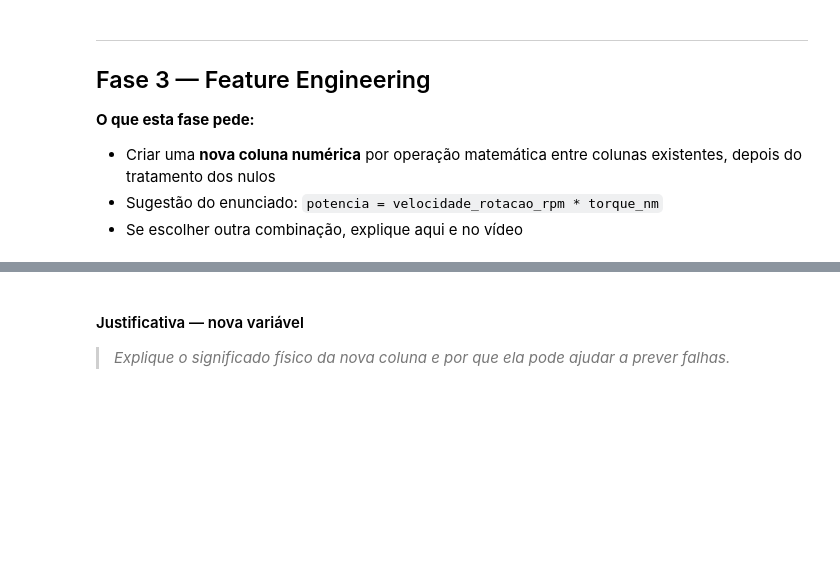
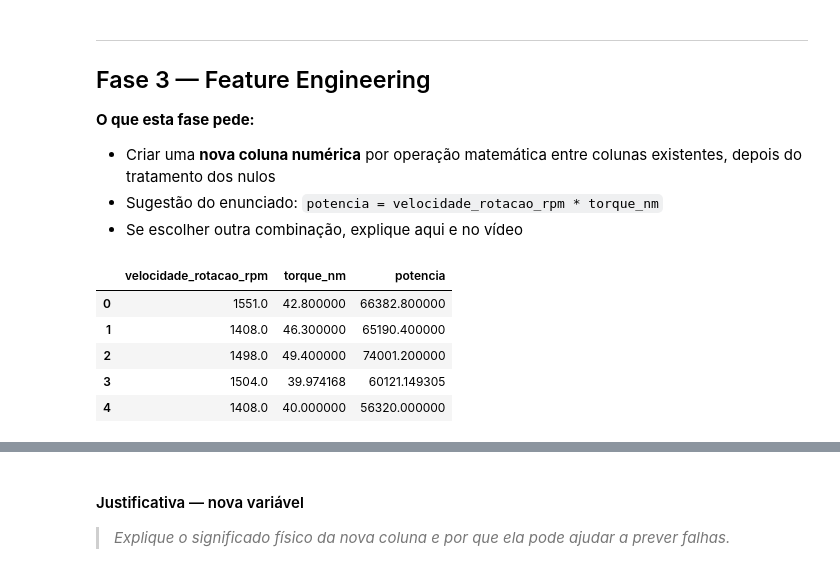
Before and after one commit to talitagalanti/manutencao-preditiva, a Jupyter notebook: notebooks/projeto_manutencao_preditiva.ipynb, the cells around one changed output, grey strips where cells are left out. Drawn from its saved outputs; the diff is of its cells as text; code cells hidden in the pictures; blank space fills up the shorter version.

```diff
--- a/notebooks/projeto_manutencao_preditiva.ipynb
+++ b/notebooks/projeto_manutencao_preditiva.ipynb
@@ -354,5 +354,15 @@ A taxa de falha geral da base é **3,39%**. Entre os outliers de **torque**, ela
 - Se escolher outra combinação, explique aqui e no vídeo
 # %%
 # 3.1 Criação da nova coluna
+# Potência mecânica é proporcional a rotação x torque
+df["potencia"] = df["velocidade_rotacao_rpm"] * df["torque_nm"]
+df[["velocidade_rotacao_rpm", "torque_nm", "potencia"]].head()
+# %% [output]
+|  | velocidade_rotacao_rpm | torque_nm | potencia |
+| 0 | 1551.0 | 42.800000 | 66382.800000 |
+| 1 | 1408.0 | 46.300000 | 65190.400000 |
+| 2 | 1498.0 | 49.400000 | 74001.200000 |
+| 3 | 1504.0 | 39.974168 | 60121.149305 |
+| 4 | 1408.0 | 40.000000 | 56320.000000 |
 # %%
 # 3.2 Validação: conferir que a nova coluna não tem valores ausentes (NaN) e ver o resumo estatístico
```
Also changed, not shown: parts of 1 cell of this notebook.
